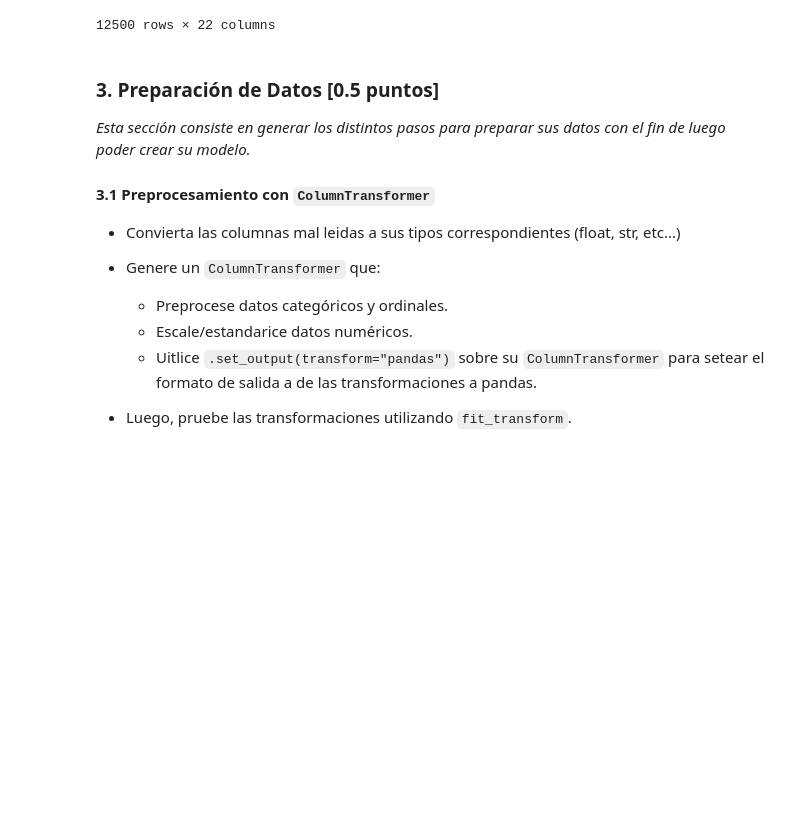
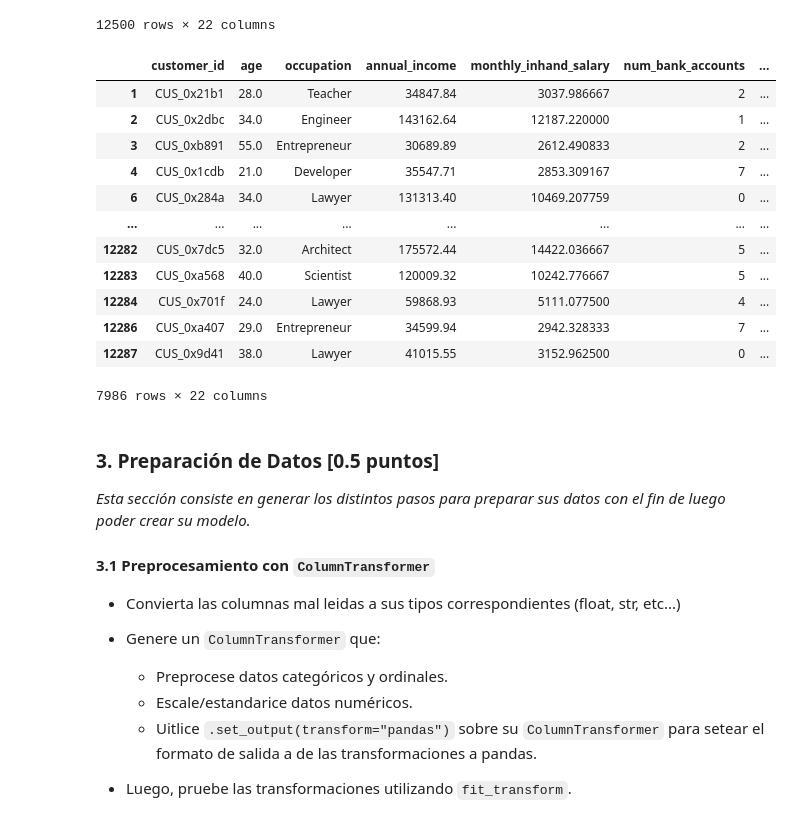
Before and after one commit to mvarasg/MDS7202-Lab-Programacion-Cientifica-MDS, a Jupyter notebook: proyecto2/Proyecto2_Respuestas.ipynb, the cells around one changed output. Drawn from its saved outputs; the diff is of its cells as text; code cells hidden in the pictures; blank space fills up the shorter version.

```diff
--- a/proyecto2/Proyecto2_Respuestas.ipynb
+++ b/proyecto2/Proyecto2_Respuestas.ipynb
@@ -103,3 +105,19 @@ df
+# %%
+df
+# %% [output]
+|  | customer_id | age | occupation | annual_income | monthly_inhand_salary | num_bank_accounts | ... |
+| 1 | CUS_0x21b1 | 28.0 | Teacher | 34847.84 | 3037.986667 | 2 | ... |
+| 2 | CUS_0x2dbc | 34.0 | Engineer | 143162.64 | 12187.220000 | 1 | ... |
+| 3 | CUS_0xb891 | 55.0 | Entrepreneur | 30689.89 | 2612.490833 | 2 | ... |
+| 4 | CUS_0x1cdb | 21.0 | Developer | 35547.71 | 2853.309167 | 7 | ... |
+| 6 | CUS_0x284a | 34.0 | Lawyer | 131313.40 | 10469.207759 | 0 | ... |
+| ... | ... | ... | ... | ... | ... | ... | ... |
+| 12282 | CUS_0x7dc5 | 32.0 | Architect | 175572.44 | 14422.036667 | 5 | ... |
+| 12283 | CUS_0xa568 | 40.0 | Scientist | 120009.32 | 10242.776667 | 5 | ... |
+| 12284 | CUS_0x701f | 24.0 | Lawyer | 59868.93 | 5111.077500 | 4 | ... |
+| 12286 | CUS_0xa407 | 29.0 | Entrepreneur | 34599.94 | 2942.328333 | 7 | ... |
+| 12287 | CUS_0x9d41 | 38.0 | Lawyer | 41015.55 | 3152.962500 | 0 | ... |
+7986 rows × 22 columns
 # %% [markdown]
 
 ### 3. Preparación de Datos [0.5 puntos]
```
Also changed, not shown: parts of 10 cells of this notebook.
